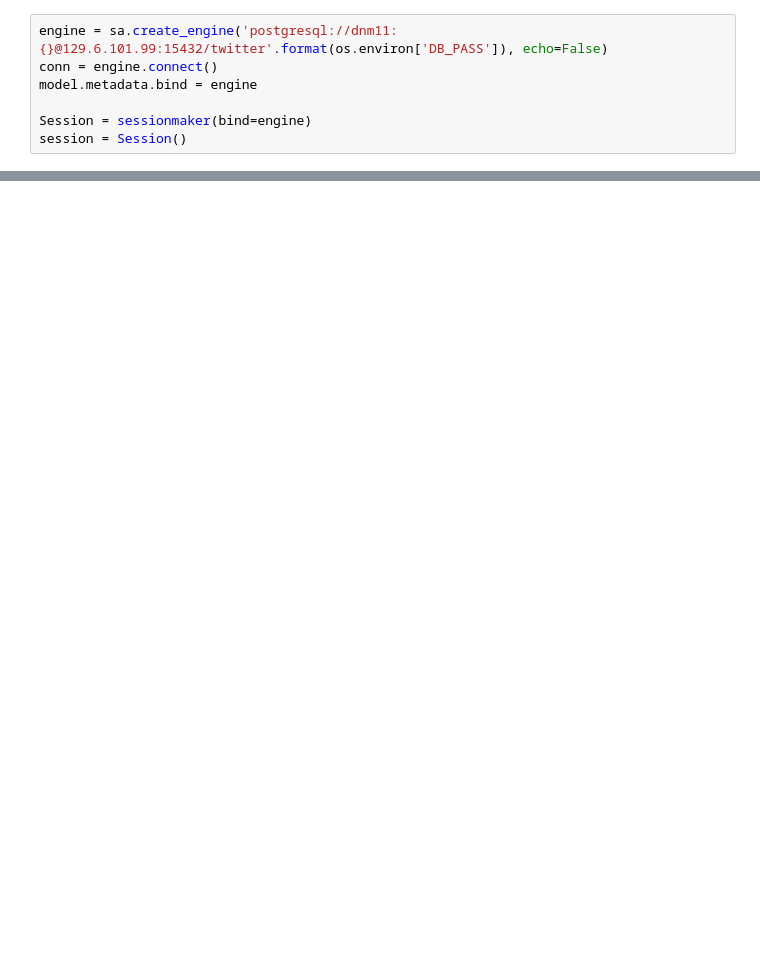
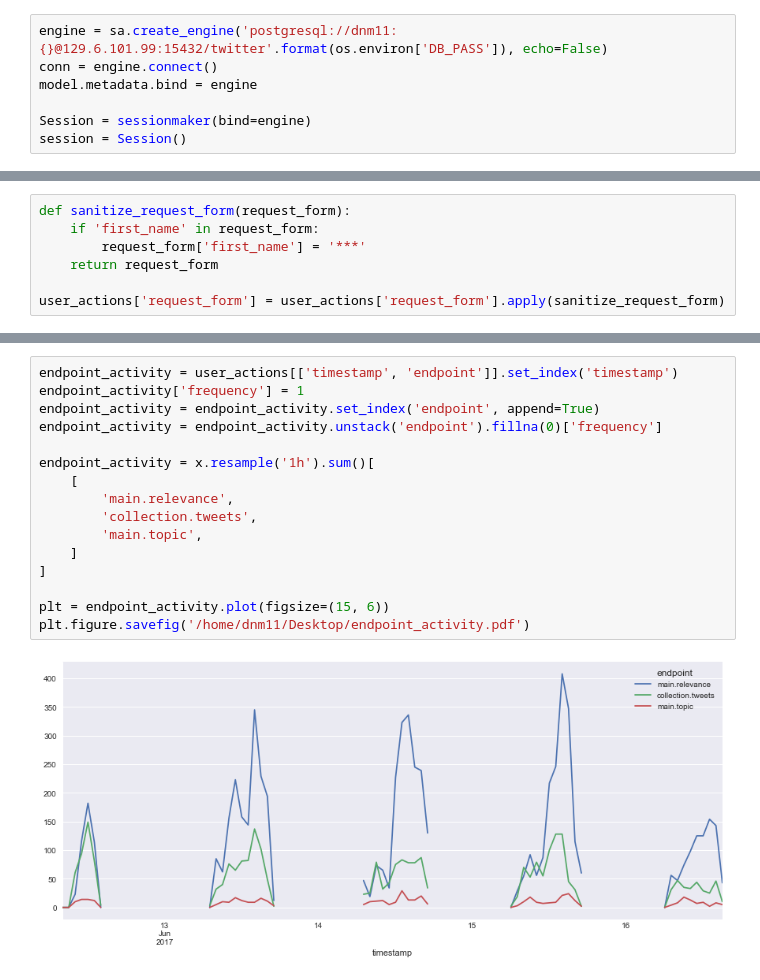
Before and after one commit to dimazest/flock, a Jupyter notebook: user-log.ipynb, the cells around one changed output, grey strips where cells are left out. Drawn from its saved outputs; the diff is of its cells as text; blank space fills up the shorter version.

Commit message:
Eval topics

```diff
--- a/user-log.ipynb
+++ b/user-log.ipynb
@@ -71,0 +74,7 @@ user_actions.head()
+# %%
+def sanitize_request_form(request_form):
+    if 'first_name' in request_form:
+        request_form['first_name'] = '***'
+    return request_form
+
+user_actions['request_form'] = user_actions['request_form'].apply(sanitize_request_form)
@@ -71,0 +95,18 @@ user_actions.head()
+# %%
+endpoint_activity = user_actions[['timestamp', 'endpoint']].set_index('timestamp')
+endpoint_activity['frequency'] = 1
+endpoint_activity = endpoint_activity.set_index('endpoint', append=True)
+endpoint_activity = endpoint_activity.unstack('endpoint').fillna(0)['frequency']
+
+endpoint_activity = x.resample('1h').sum()[
+    [
+        'main.relevance',
+        'collection.tweets',
+        'main.topic',
+    ]
+]
+
+plt = endpoint_activity.plot(figsize=(15, 6))
+plt.figure.savefig('/home/dnm11/Desktop/endpoint_activity.pdf')
+# %% [output]
+[figure, added]
```
Also changed, not shown: parts of 10 cells of this notebook, 8 other files.
